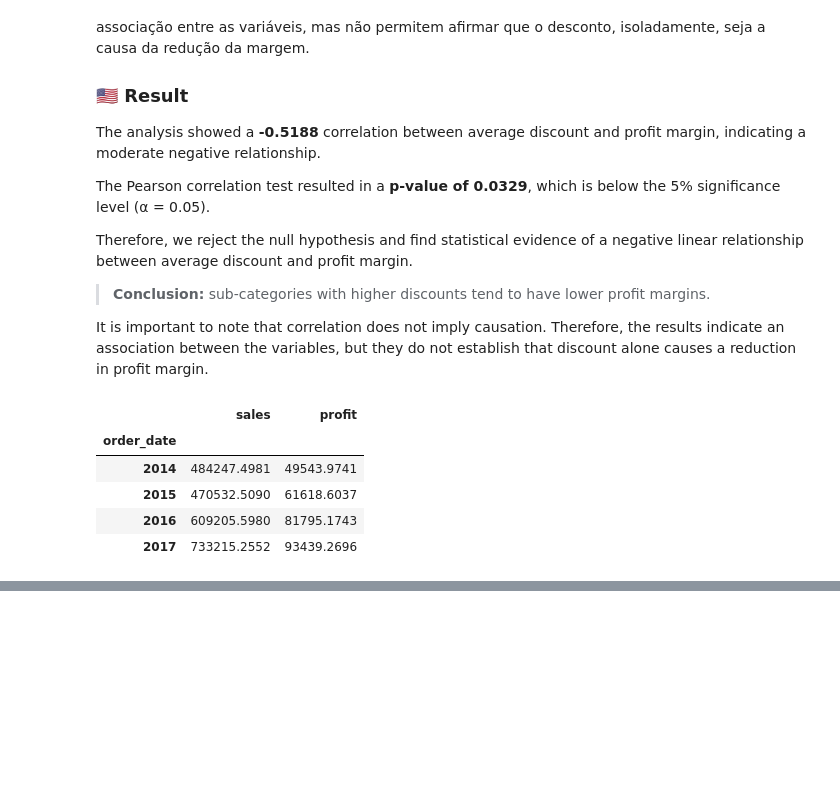
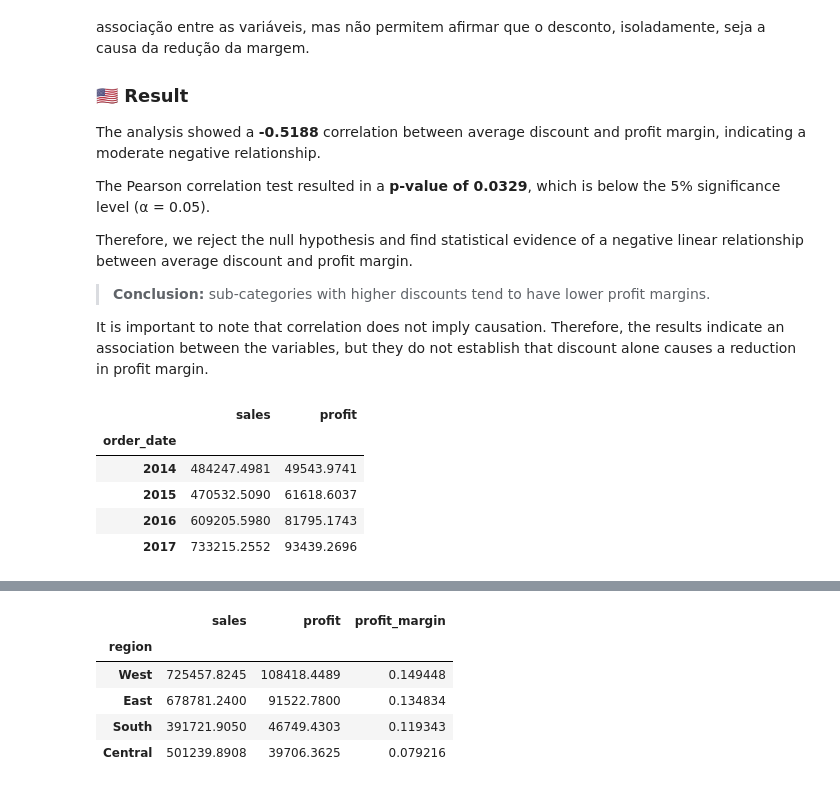
Before and after one commit to higorlu2023-design/superstore-sales-analysis, a Jupyter notebook: Notebooks/EDA.ipynb, the cells around one changed output, grey strips where cells are left out. Saved outputs shown, nothing was run; the diff lists cells and outputs as text; code cells hidden in the pictures; blank space fills up the shorter version.

```diff
--- a/Notebooks/EDA.ipynb
+++ b/Notebooks/EDA.ipynb
@@ -729,3 +729,11 @@ df_time
 | 2015 | 470532.5090 | 61618.6037 |
 | 2016 | 609205.5980 | 81795.1743 |
 | 2017 | 733215.2552 | 93439.2696 |
+# %%
+df_region = (
+    df.groupby('region')[['sales', 'profit']]
+      .sum()
+      .sort_values('profit', ascending=False)
+)
+
+df_region
@@ -731,0 +747,13 @@ df_time
+# %%
+df_region['profit_margin'] = (
+    df_region['profit'] / df_region['sales']
+)
+
+df_region.sort_values('profit_margin', ascending=False)
+# %% [output]
+|  | sales | profit | profit_margin |
+| region |  |  |  |
+| West | 725457.8245 | 108418.4489 | 0.149448 |
+| East | 678781.2400 | 91522.7800 | 0.134834 |
+| South | 391721.9050 | 46749.4303 | 0.119343 |
+| Central | 501239.8908 | 39706.3625 | 0.079216 |
```
Also changed, not shown: parts of 3 cells of this notebook, 2 other files.
